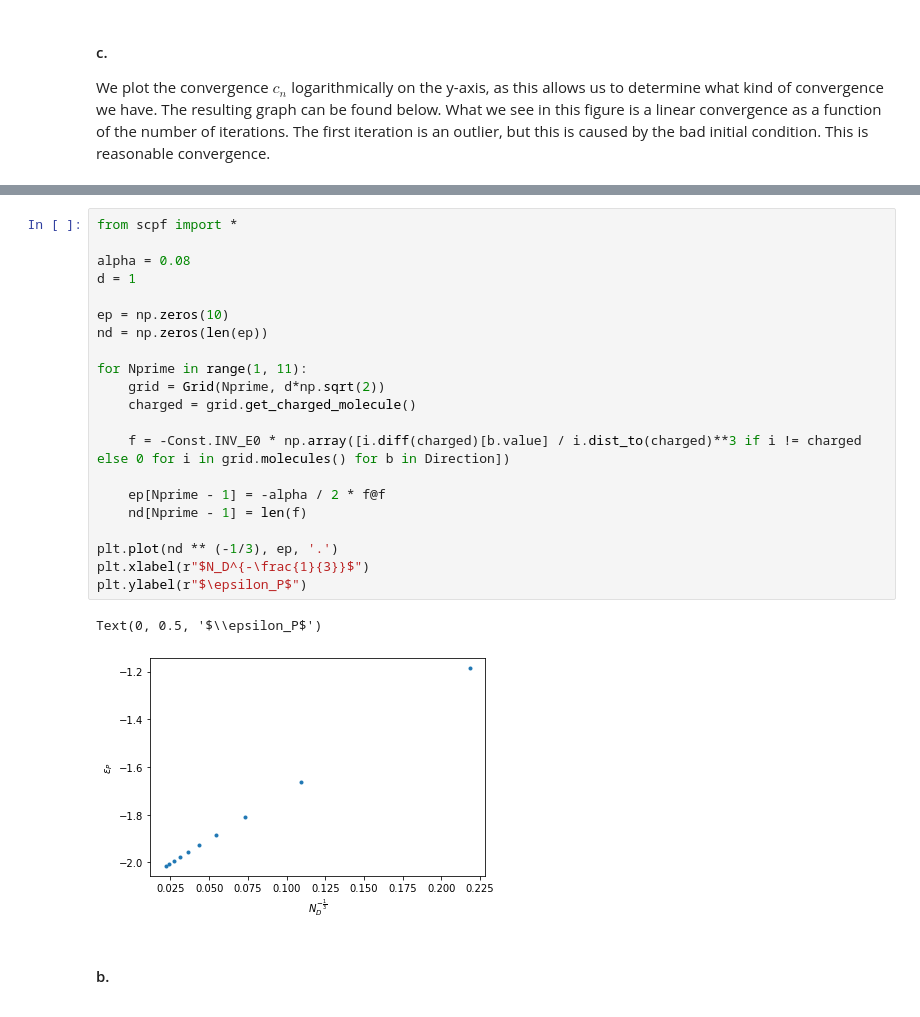
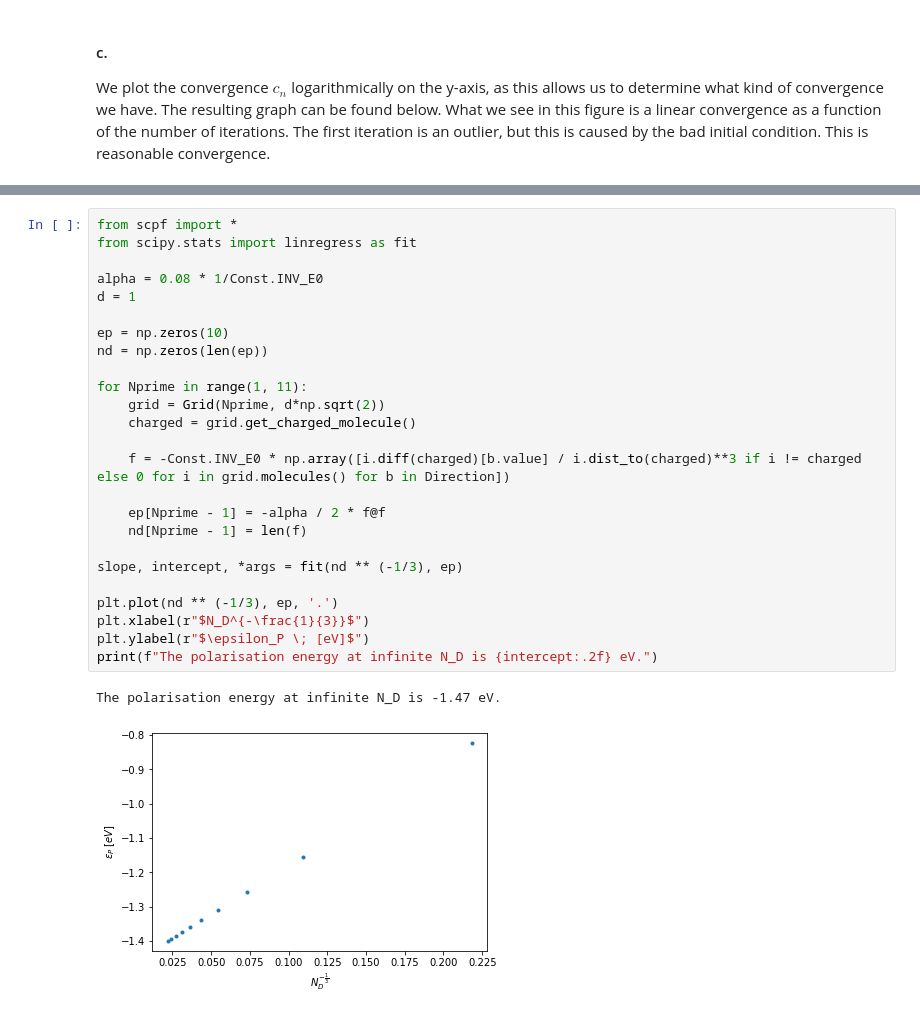
Before and after one commit to KevoSoftworks/mathematical_and_numerical_physics, a Jupyter notebook: part_2/part2.ipynb, the cells around one changed output, grey strips where cells are left out. Cells and saved outputs as stored; diff of their text form.

```diff
--- a/part_2/part2.ipynb
+++ b/part_2/part2.ipynb
@@ -306,26 +318,28 @@ which is component-wise identical to eq. (4.21) of the lecture notes.
 # %%
 from scpf import *
+from scipy.stats import linregress as fit
 
-alpha = 0.08
+alpha = 0.08 * 1/Const.INV_E0
 d = 1
 
 ep = np.zeros(10)
 nd = np.zeros(len(ep))
 
 for Nprime in range(1, 11):
     grid = Grid(Nprime, d*np.sqrt(2))
     charged = grid.get_charged_molecule()
 
     f = -Const.INV_E0 * np.array([i.diff(charged)[b.value] / i.dist_to(charged)**3 if i != charged else 0 for i in grid.molecules() for b in Direction])
 
     ep[Nprime - 1] = -alpha / 2 * f@f
     nd[Nprime - 1] = len(f)
 
+slope, intercept, *args = fit(nd ** (-1/3), ep)
+
 plt.plot(nd ** (-1/3), ep, '.')
 plt.xlabel(r"$N_D^{-\frac{1}{3}}$")
-plt.ylabel(r"$\epsilon_P$")
+plt.ylabel(r"$\epsilon_P \; [eV]$")
+print(f"The polarisation energy at infinite N_D is {intercept:.2f} eV.")
 # %% [output]
-Text(0, 0.5, '$\\epsilon_P$')
+The polarisation energy at infinite N_D is -1.47 eV.
-[figure, old version]
+[figure, new version]
-# %% [markdown]
-#### b.
```
Also changed, not shown: parts of 23 cells of this notebook.
